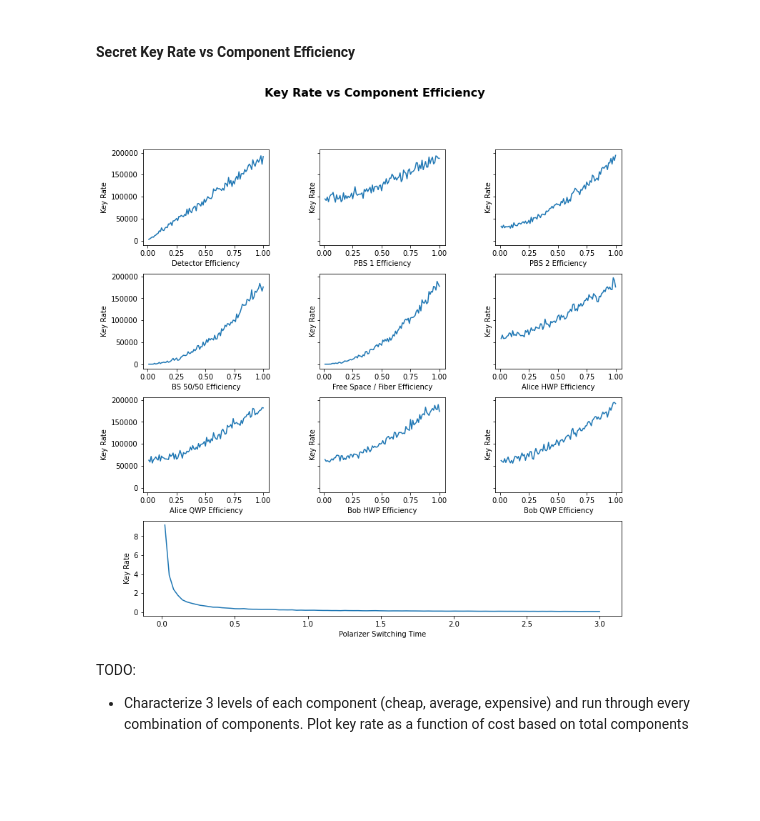
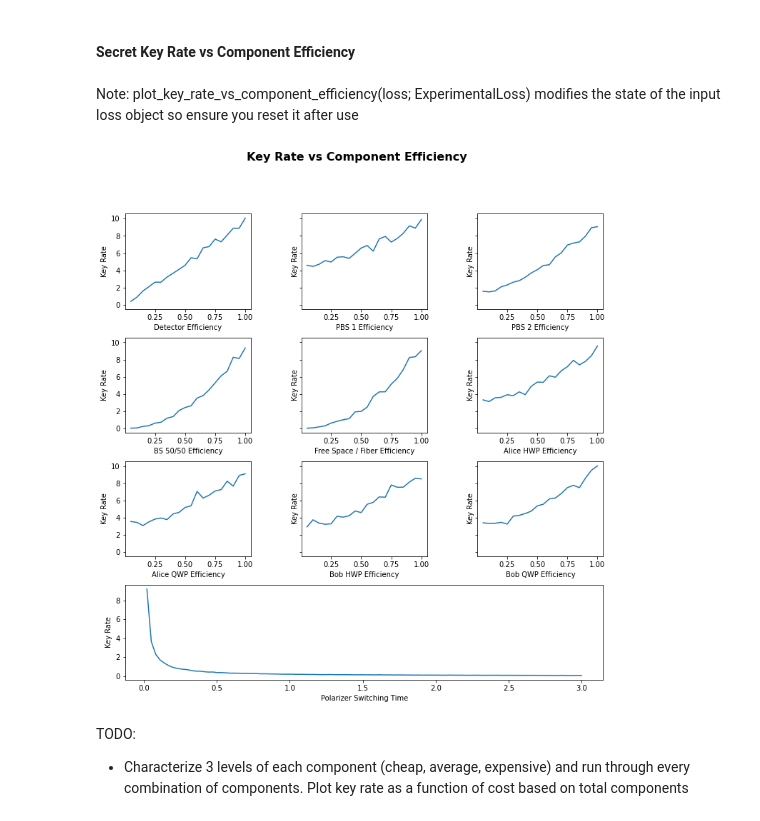
Before and after one commit to Joseph-Gross/MDI-QKD, a Jupyter notebook: simulation.ipynb, the cells around one changed output. Drawn from its saved outputs; the diff is of its cells as text; code cells hidden in the pictures; blank space fills up the shorter version.

```diff
--- a/simulation.ipynb
+++ b/simulation.ipynb
@@ -528,6 +528,8 @@ def calculate_key_rates_per_component(loss: ExperimentalLoss, component: str, n_
     for x in tqdm(x_vals, desc=f"{component=}", position=1, leave=False):
         setattr(loss, component, x)
         key_rate = calculate_key_rate(loss)
+
+        # print(component, x, key_rate)
 
         key_rates.append(key_rate)
 
@@ -557,7 +559,7 @@ def plot_key_rate_vs_component_efficiency(loss: ExperimentalLoss, save_fig=True)
 
         if i < 9:
             ax = axs[i // 3, i % 3]
-            x_vals, key_rates = calculate_key_rates_per_component(loss, field_name, n_iter=100)
+            x_vals, key_rates = calculate_key_rates_per_component(loss, field_name, n_iter=20)
         else:
             ax = plt.subplot2grid((4, 3), (3, 0), colspan=3)
             x_vals, key_rates = calculate_key_rates_for_polarization_rotations(loss, n_iter=100)
@@ -582,10 +584,27 @@ def plot_key_rate_vs_component_efficiency(loss: ExperimentalLoss, save_fig=True)
     return fig
 # %% [markdown]
 #### Secret Key Rate vs Component Efficiency
-# %%
-fig = plot_key_rate_vs_component_efficiency(NO_LOSS, save_fig=True)
-# %% [output]
-[figure, removed]
+# %% [markdown]
+Note: plot_key_rate_vs_component_efficiency(loss; ExperimentalLoss) modifies the state of the input loss object so ensure you reset it after use
+# %%
+NO_LOSS_TEMP = ExperimentalLoss(
+    e_d = 1,
+    e_pbs1 = 1,
+    e_pbs2 = 1,
+    e_bs50 = 1,
+    e_fff = 1,
+
+    e_hwp_a = 1,
+    e_qwp_a = 1,
+    e_hwp_b = 1,
+    e_qwp_b = 1,
+
+    polarizer_switching_time_s = 20e-3  # photon generation rate of the detector is 10^5 photon/s,
+)
+
+fig = plot_key_rate_vs_component_efficiency(NO_LOSS_TEMP, save_fig=True)
+# %% [output]
+[figure, added]
 # %% [markdown]
 TODO:
 - Characterize 3 levels of each component (cheap, average, expensive) and run through every combination of components. Plot key rate as a function of cost based on total components
```
Also changed, not shown: parts of 11 cells of this notebook, 5 other files.
